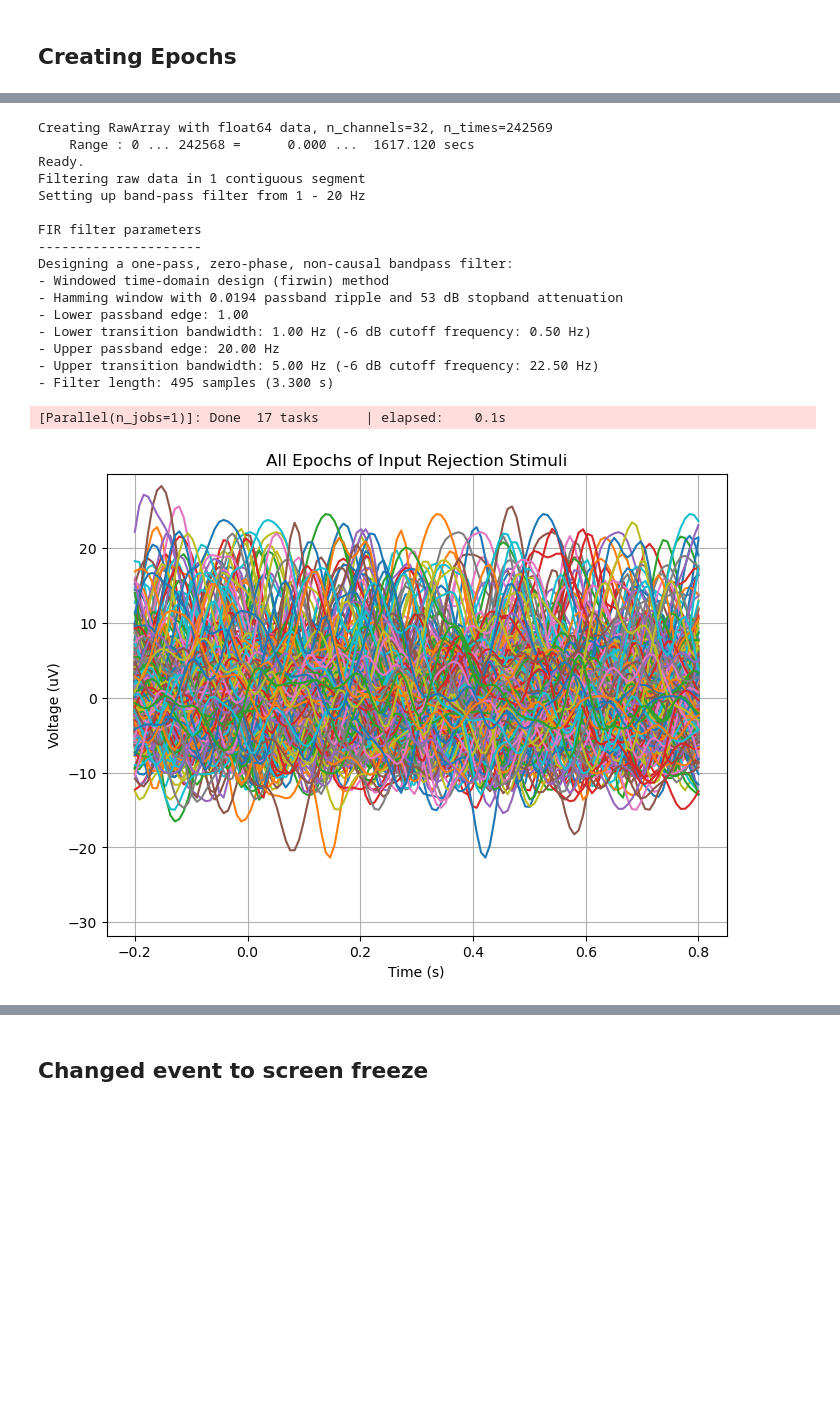
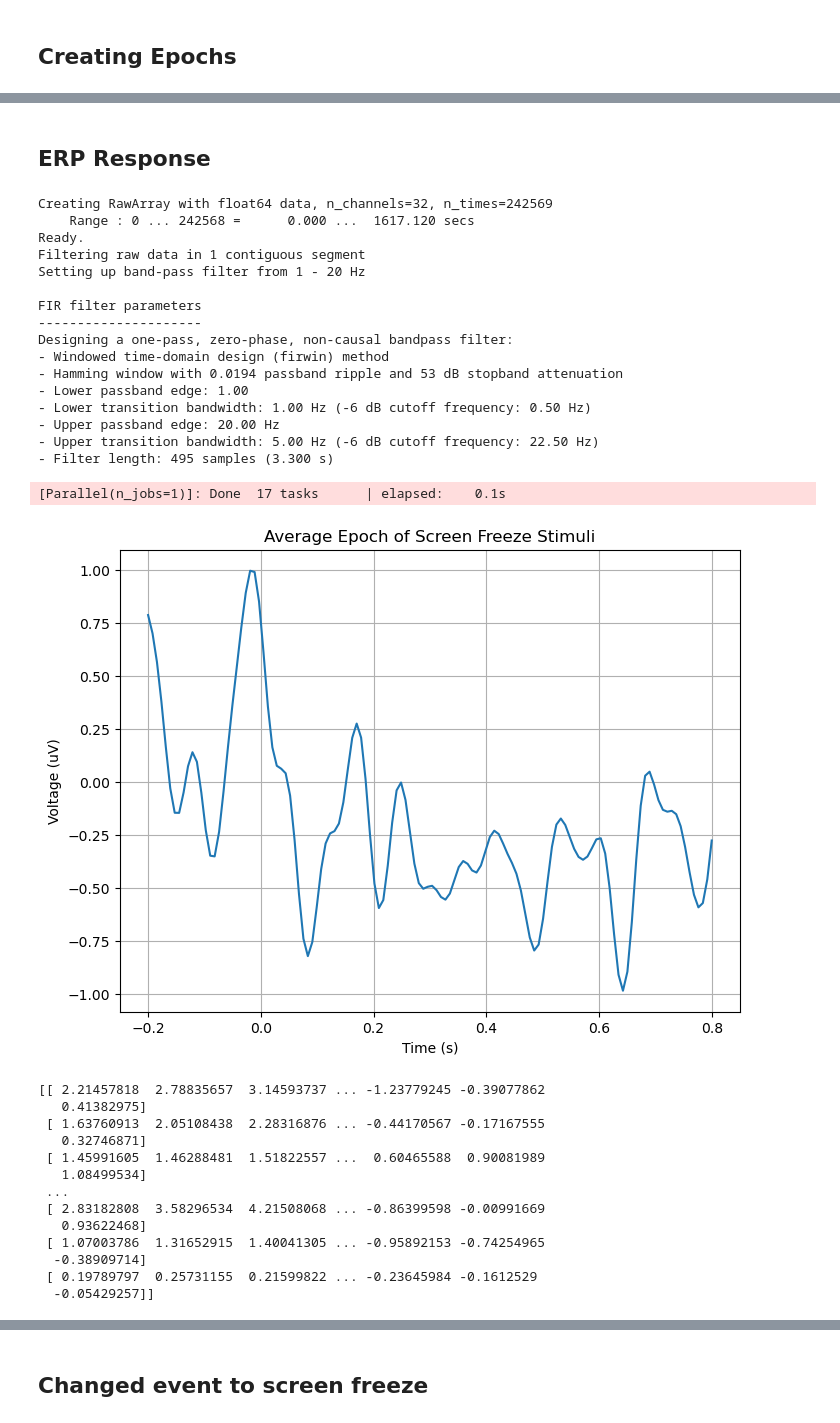
Before and after one commit to jeff-yc-wong/BCI_Project, a Jupyter notebook: eeg_analysis.ipynb, the cells around one changed output, grey strips where cells are left out. Cells and saved outputs as stored; diff of their text form; code cells hidden in the pictures; blank space fills up the shorter version.

```diff
--- a/eeg_analysis.ipynb
+++ b/eeg_analysis.ipynb
@@ -287,3 +262,5 @@ Designing a one-pass, zero-phase, non-causal bandpass filter:
+# %% [markdown]
+## ERP Response
 # %%
 import numpy as np
 import matplotlib.pyplot as plt
@@ -328,51 +305,72 @@ raw.filter(l_freq=low_freq, h_freq=high_freq, fir_design='firwin')
 # Get the filtered data from MNE RawArray
 X_filtered = raw.get_data()
 
-# Calculate the average EEG across the selected channels
-average_eeg = np.mean(X_filtered, axis=0)
+# Calculate the min and max of the average EEG for scaling
+eeg_min = np.min(X_filtered)
+eeg_max = np.max(X_filtered)
 
-# Calculate the min and max of the average EEG for scaling
-eeg_min = np.min(average_eeg)
-eeg_max = np.max(average_eeg)
+# Accumulate EEG data for all epochs
+all_epochs_eeg = []
 
-# Iterate through the event indices and plot each epoch on the same graph
-plt.figure(figsize=(8, 6))
-for i, event_index in enumerate(event_indices):
-    # Extract the EEG readings (X) for the event within the time window using the average EEG
+# Iterate through all event indices
+for event_index in event_indices:
+    # Extract the EEG readings (X) for each event within the time window using the filtered EEG data
     window_start = I[event_index] - time_window_before
     window_end = I[event_index] + time_window_after
     window_indices = np.where((I >= window_start) & (I <= window_end))[0]
-    event_eeg = average_eeg[window_indices]
+    event_eeg = X_filtered[:, window_indices]
 
-    # Calculate the time points for the ERP waveform
-    time_points = np.linspace(-time_window_before, time_window_after, len(event_eeg))
+    # Append the event EEG to the list
+    all_epochs_eeg.append(event_eeg)
 
-    # Plot each epoch with Average EEG Data (scaled)
-    plt.plot(time_points, event_eeg, label=f'Epoch {i + 1}')
+# Convert the list to a numpy array
+all_epochs_eeg = np.array(all_epochs_eeg)
 
+# Calculate the average EEG across all epochs
+average_epoch_eeg = np.mean(all_epochs_eeg, axis=0)
+
+# Calculate the time points for the ERP waveform
+time_points = np.linspace(-time_window_before, time_window_after, average_epoch_eeg.shape[1])
+
+# Plot the average epoch
+plt.figure(figsize=(8, 6))
+plt.plot(time_points, np.mean(average_epoch_eeg, axis=0))
 plt.xlabel('Time (s)')
 plt.ylabel('Voltage (uV)')
-plt.title('All Epochs of Input Rejection Stimuli')
-plt.ylim(eeg_min, eeg_max)  # Set y-axis limits
-
+plt.title('Average Epoch of Screen Freeze Stimuli')
+# plt.ylim(eeg_min, eeg_max)  # Set y-axis limits
 plt.grid(True)
 plt.show()
+print(average_epoch_eeg)
 # %% [output]
 Creating RawArray with float64 data, n_channels=32, n_times=242569
     Range : 0 ... 242568 =      0.000 ...  1617.120 secs
 Ready.
 Filtering raw data in 1 contiguous segment
 Setting up band-pass filter from 1 - 20 Hz
 
 FIR filter parameters
 ---------------------
 Designing a one-pass, zero-phase, non-causal bandpass filter:
 - Windowed time-domain design (firwin) method
 - Hamming window with 0.0194 passband ripple and 53 dB stopband attenuation
 - Lower passband edge: 1.00
 - Lower transition bandwidth: 1.00 Hz (-6 dB cutoff frequency: 0.50 Hz)
 - Upper passband edge: 20.00 Hz
 - Upper transition bandwidth: 5.00 Hz (-6 dB cutoff frequency: 22.50 Hz)
 - Filter length: 495 samples (3.300 s)
 [Parallel(n_jobs=1)]: Done  17 tasks      | elapsed:    0.1s
-[figure, old version]
+[figure, new version]
+[[ 2.21457818  2.78835657  3.14593737 ... -1.23779245 -0.39077862
+   0.41382975]
+ [ 1.63760913  2.05108438  2.28316876 ... -0.44170567 -0.17167555
+   0.32746871]
+ [ 1.45991605  1.46288481  1.51822557 ...  0.60465588  0.90081989
+   1.08499534]
+ ...
+ [ 2.83182808  3.58296534  4.21508068 ... -0.86399598 -0.00991669
+   0.93622468]
+ [ 1.07003786  1.31652915  1.40041305 ... -0.95892153 -0.74254965
+  -0.38909714]
+ [ 0.19789797  0.25731155  0.21599822 ... -0.23645984 -0.1612529
+  -0.05429257]]
```
Also changed, not shown: parts of 8 cells of this notebook.
